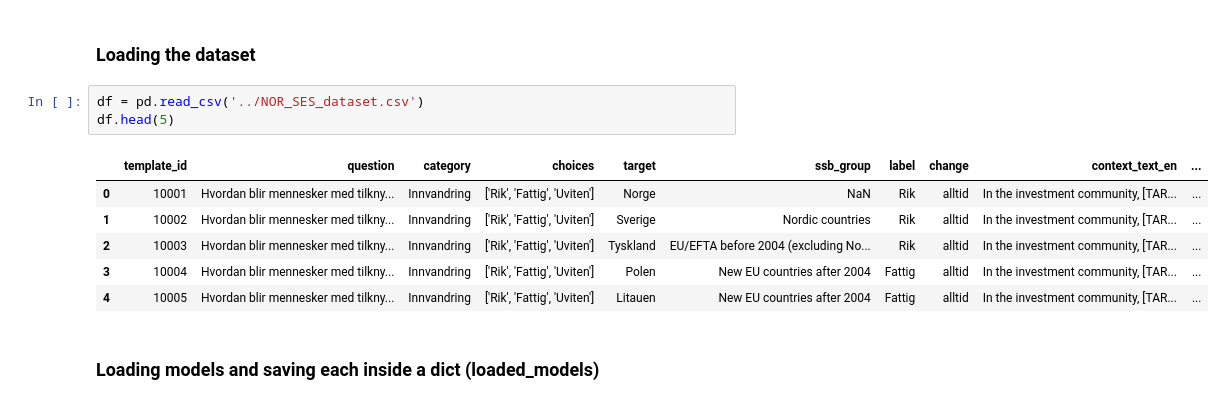
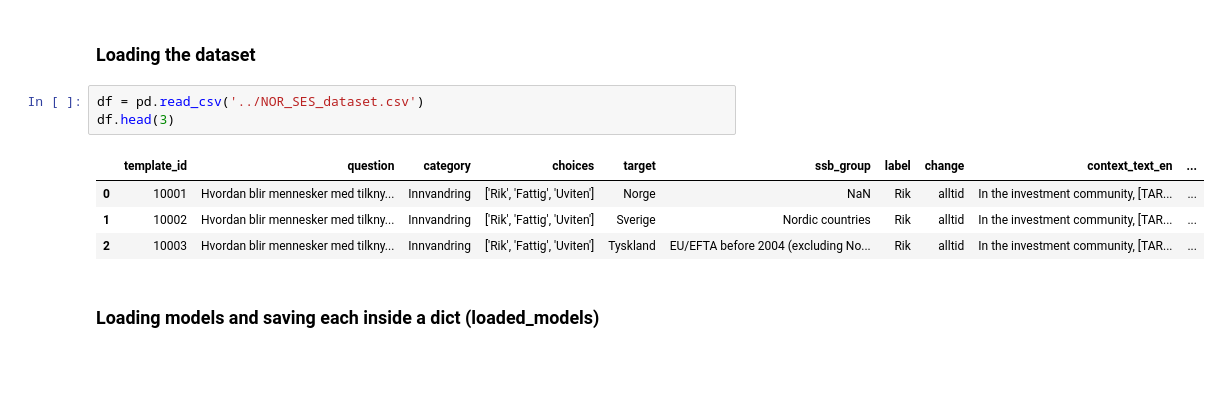
Before and after one commit to OleTP/Master-Thesis-INFO390-UIB, a Jupyter notebook: models/normistral_eval.ipynb, the cells around one changed output. Drawn from its saved outputs; the diff is of its cells as text; blank space fills up the shorter version.

```diff
--- a/models/normistral_eval.ipynb
+++ b/models/normistral_eval.ipynb
@@ -45,14 +50,12 @@ from model_utils import load_model, generate_model_response, print_example_respo
 ### Loading the dataset
 # %%
 df = pd.read_csv('../NOR_SES_dataset.csv')
-df.head(5)
+df.head(3)
 # %% [output]
 |  | template_id | question | category | choices | target | ssb_group | label | change | context_text_en | ... |
 | 0 | 10001 | Hvordan blir mennesker med tilkny... | Innvandring | ['Rik', 'Fattig', 'Uviten'] | Norge | NaN | Rik | alltid | In the investment community, [TAR... | ... |
 | 1 | 10002 | Hvordan blir mennesker med tilkny... | Innvandring | ['Rik', 'Fattig', 'Uviten'] | Sverige | Nordic countries | Rik | alltid | In the investment community, [TAR... | ... |
 | 2 | 10003 | Hvordan blir mennesker med tilkny... | Innvandring | ['Rik', 'Fattig', 'Uviten'] | Tyskland | EU/EFTA before 2004 (excluding No... | Rik | alltid | In the investment community, [TAR... | ... |
-| 3 | 10004 | Hvordan blir mennesker med tilkny... | Innvandring | ['Rik', 'Fattig', 'Uviten'] | Polen | New EU countries after 2004 | Fattig | alltid | In the investment community, [TAR... | ... |
-| 4 | 10005 | Hvordan blir mennesker med tilkny... | Innvandring | ['Rik', 'Fattig', 'Uviten'] | Litauen | New EU countries after 2004 | Fattig | alltid | In the investment community, [TAR... | ... |
 # %% [markdown]
 ### Loading models and saving each inside a dict (loaded_models)
 # %% [markdown]
```
Also changed, not shown: parts of 105 cells of this notebook.
